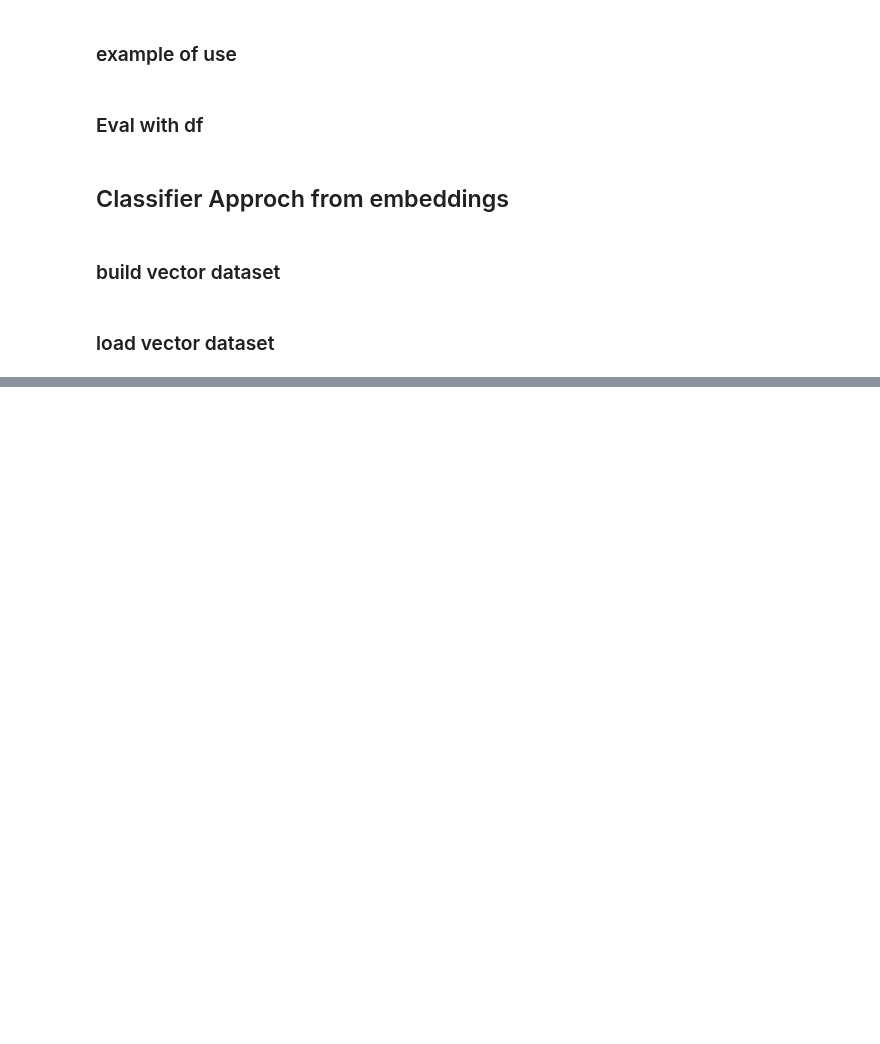
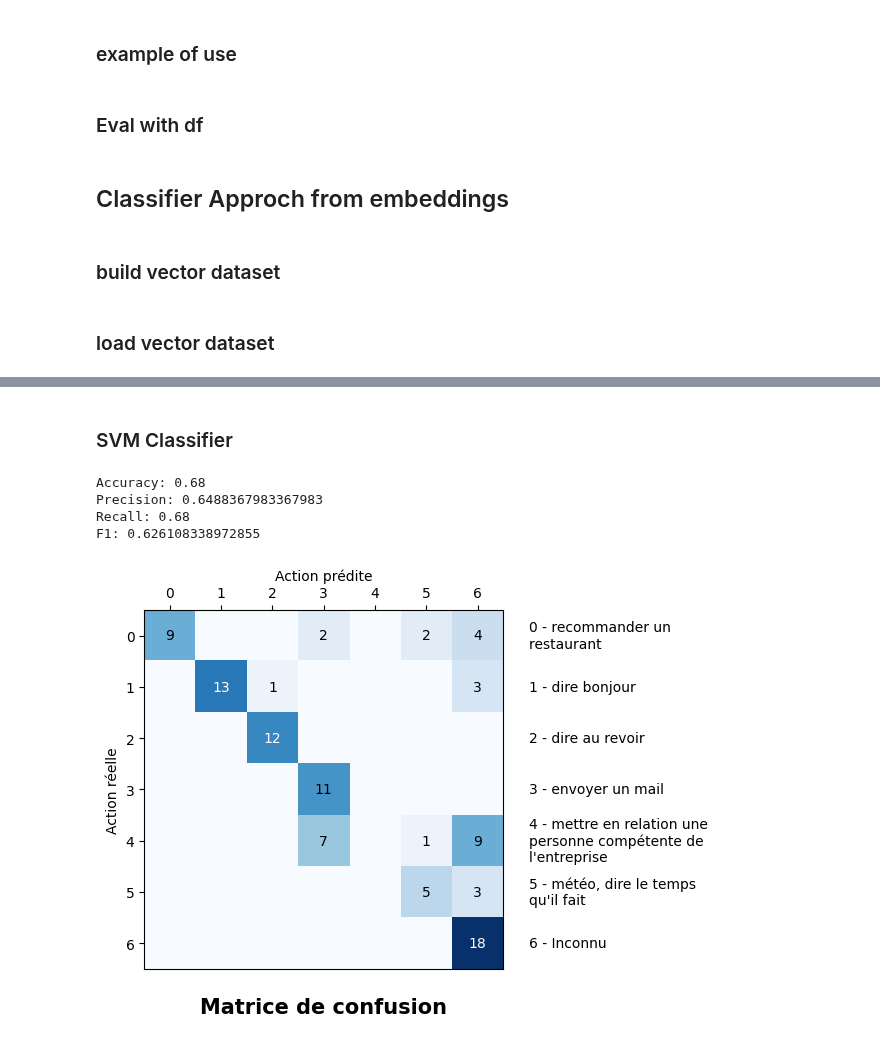
Before and after one commit to eliot-christon/robot-speech-to-speech, a Jupyter notebook: Tools/Evaluation/T4/eval.ipynb, the cells around one changed output, grey strips where cells are left out. Cells and saved outputs as stored; diff of their text form; code cells hidden in the pictures; blank space fills up the shorter version.

```diff
--- a/Tools/Evaluation/T4/eval.ipynb
+++ b/Tools/Evaluation/T4/eval.ipynb
@@ -297,0 +355,15 @@ RandomForestClassifier(random_state=42)
+# %% [markdown]
+### SVM Classifier
+# %%
+clf = SVC(random_state=42, kernel='poly', C=1, class_weight=sample_weights)
+clf.fit(X_train, y_train)
+
+method = "SVC4096"
+
+results_classif()
+# %% [output]
+Accuracy: 0.68
+Precision: 0.6488367983367983
+Recall: 0.68
+F1: 0.626108338972855
+[figure, added]
```
Also changed, not shown: parts of 21 cells of this notebook, 15 other files.
